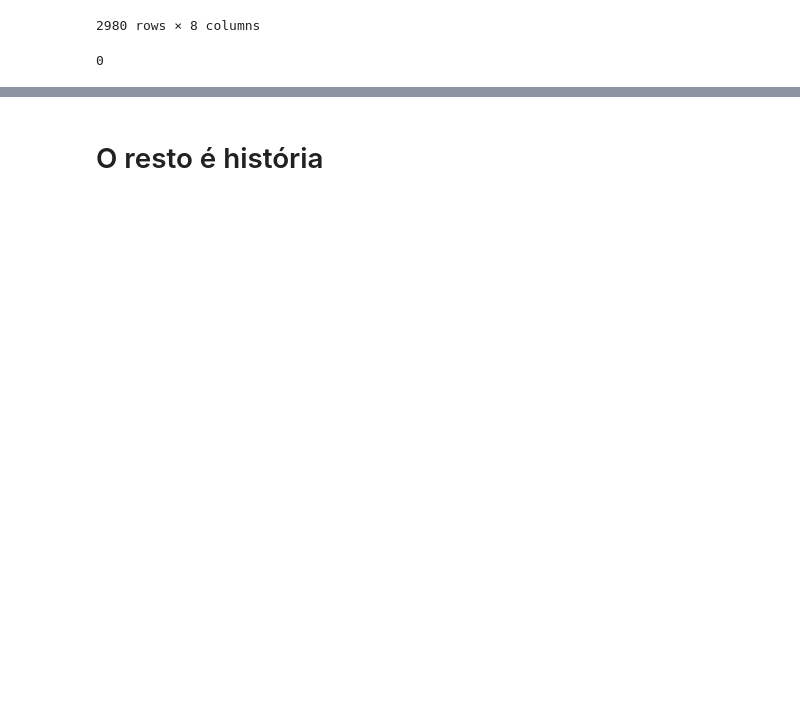
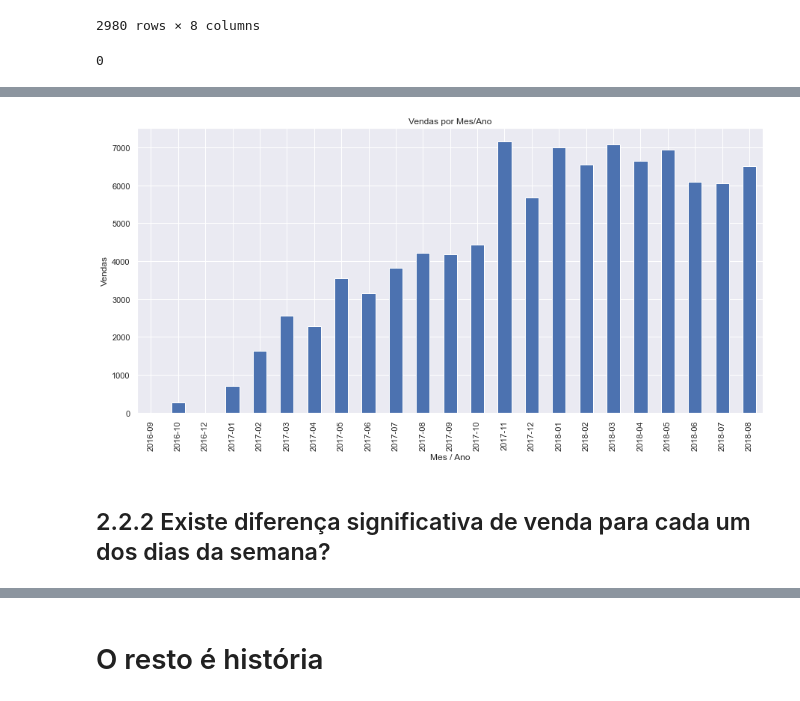
Before and after one commit to Herikc2/Brazilian-E-Commerce-Olist, a Jupyter notebook: docs/main.ipynb, the cells around one changed output, grey strips where cells are left out. Saved outputs shown, nothing was run; the diff lists cells and outputs as text; code cells hidden in the pictures; blank space fills up the shorter version.

```diff
--- a/docs/main.ipynb
+++ b/docs/main.ipynb
@@ -222,0 +231,13 @@ plt.show()
+# %%
+plt.figure(figsize = (15, 7))
+dtOrdersMesAno.groupby('order_approved_at').count()['order_id'].plot(kind = 'bar')
+
+plt.xlabel('Mes / Ano')
+plt.ylabel('Vendas')
+plt.title('Vendas por Mes/Ano')
+
+plt.show()
+# %% [output]
+[figure, added]
+# %% [markdown]
+## 2.2.2 Existe diferença significativa de venda para cada um dos dias da semana?
```
Also changed, not shown: parts of 18 cells of this notebook.
